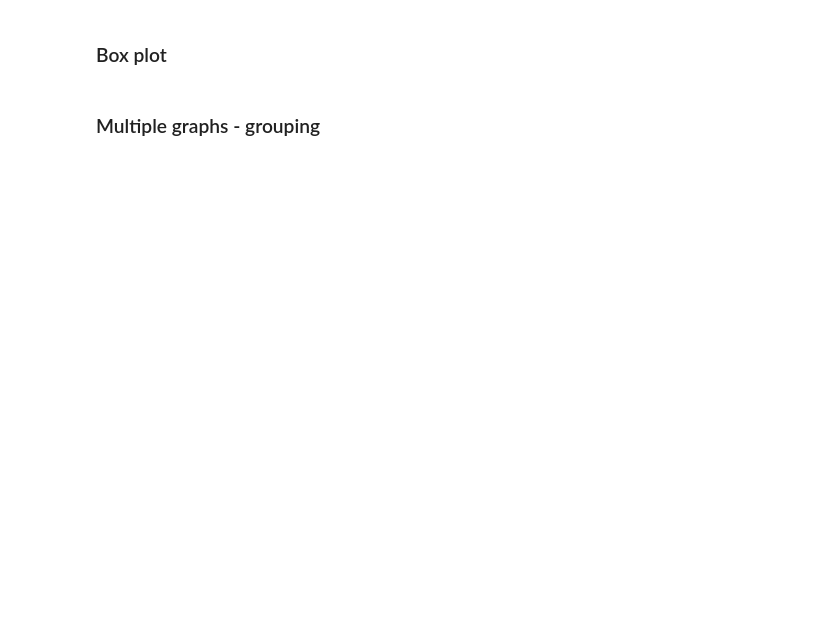
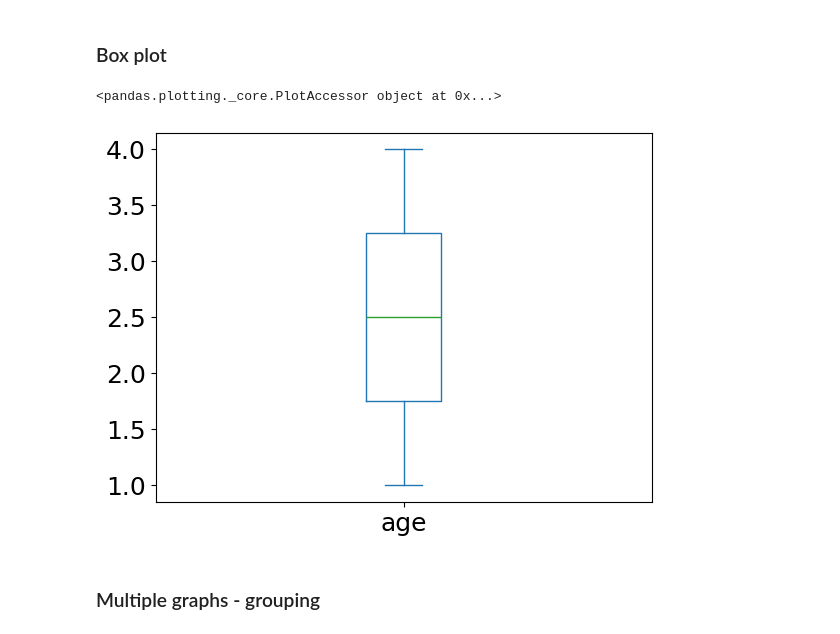
Before and after one commit to nanjiangshu/python-programming-bioinfo, a Jupyter notebook: lectures/Day_5.ipynb, the cells around one changed output. Cells and saved outputs as stored; diff of their text form; code cells hidden in the pictures; blank space fills up the shorter version.

```diff
--- a/lectures/Day_5.ipynb
+++ b/lectures/Day_5.ipynb
@@ -376,6 +633,10 @@ df_small.plot(kind='hist', y = 'age', fontsize=18)
 ### Box plot
 # %%
 df_small.plot(kind='box', y = 'age', fontsize=18)
+df_small.plot
+# %% [output]
+<pandas.plotting._core.PlotAccessor object at 0x...>
+[figure, added]
 # %% [markdown]
 ### Multiple graphs - grouping
 # %%
```
Also changed, not shown: parts of 56 cells of this notebook, 4 other files.
